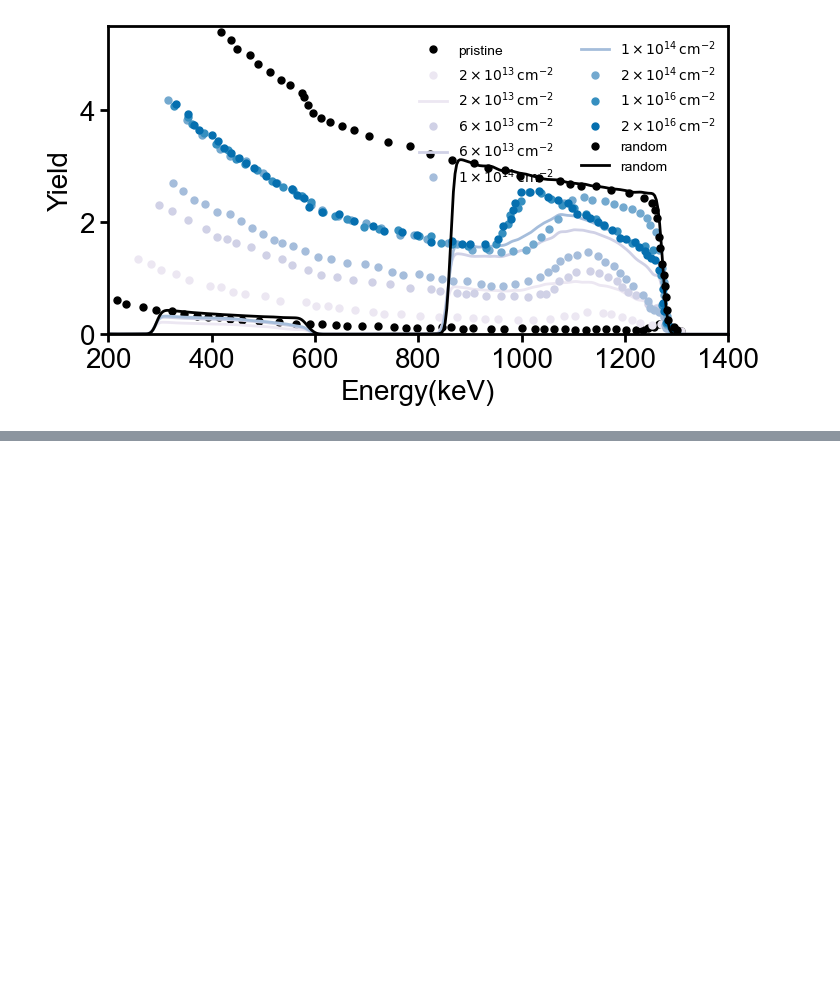
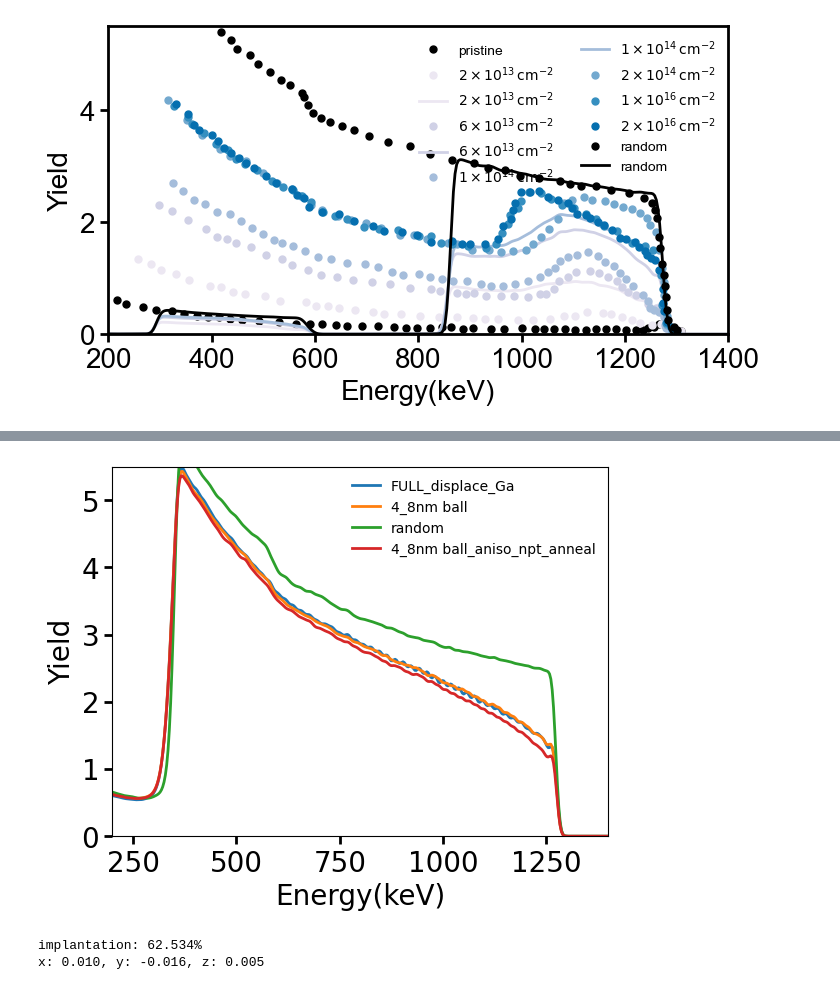
Before and after one commit to HE-RU10/ga2o3, a Jupyter notebook: RBS.ipynb, the cells around one changed output, grey strips where cells are left out. Saved outputs shown, nothing was run; the diff lists cells and outputs as text; code cells hidden in the pictures; blank space fills up the shorter version.

```diff
--- a/RBS.ipynb
+++ b/RBS.ipynb
@@ -1072,0 +1131,76 @@ File not found: random.csv
+# %%
+for i in [40]:
+    fn='/Users/ruhe/Desktop/ga2o3/rbs/FPs_cc_misorientation/rbs/{}nm/pris/rbsspectra.dat'.format(i)
+    df=pd.read_csv(fn,sep='\s+', header=None)
+    df['Yield']=df.iloc[:,1]*10**4*1.25/4.1
+    df['Energy(keV)']=df.index*3.194+31.176
+    plt.plot(df['Energy(keV)'],df['Yield'],label='FULL_displace_Ga',linewidth=2)
+    plt.xlim([200,1400])
+fn='/Users/ruhe/Desktop/ga2o3/rbs/FPs_cc_misorientation/rbs/47cells_Ga/pris/rbsspectra.dat'
+df=pd.read_csv(fn,sep='\s+', header=None)
+df['Yield']=df.iloc[:,1]*10**4*1.25/4.1
+df['Energy(keV)']=df.index*3.194+31.176
+#plt.plot(df['Energy(keV)'],df['Yield'],label='47cells_Ga',linewidth=2)
+
+fn='/Users/ruhe/Desktop/ga2o3/rbs/FPs_cc_misorientation/rbs/8nm2y/pris/rbsspectra.dat'
+df=pd.read_csv(fn,sep='\s+', header=None)
+df['Yield']=df.iloc[:,1]*10**4*1.25/4.1
+df['Energy(keV)']=df.index*3.194+31.176
+plt.plot(df['Energy(keV)'],df['Yield'],label='4_8nm ball',linewidth=2)
+fn='/Users/ruhe/Desktop/ga2o3/rbs/FPs_cc_misorientation/rbs/8nm2y/ran/rbsspectra.dat'
+df=pd.read_csv(fn,sep='\s+', header=None)
+df['Yield']=df.iloc[:,1]*10**4*1.25/4.1
+df['Energy(keV)']=df.index*3.194+31.176
+plt.plot(df['Energy(keV)'],df['Yield'],label='random',linewidth=2)
+
+fn='/Users/ruhe/Desktop/ga2o3/rbs/FPs_cc_misorientation/rbs/8nm2y/aniso_anneal_1500K_500ps/pris/out/rbsspectra.dat'
+df=pd.read_csv(fn,sep='\s+', header=None)
+df['Yield']=df.iloc[:,1]*10**4*1.25/4.1
+df['Energy(keV)']=df.index*3.194+31.176
+plt.plot(df['Energy(keV)'],df['Yield'],label='4_8nm ball_aniso_npt_anneal',linewidth=2)
+
+fn='/Users/ruhe/Desktop/ga2o3/rbs/FPs_cc_misorientation/rbs/47cellsrbs/20_3nm_300nm/pris/rbsspectra.dat'
+df=pd.read_csv(fn,sep='\s+', header=None)
+df['Yield']=df.iloc[:,1]*10**4*1.25/4.1
+df['Energy(keV)']=df.index*3.194+31.176
+#plt.plot(df['Energy(keV)'],df['Yield'],label='20_3nm_300nm',linewidth=2)
+fn='/Users/ruhe/Desktop/ga2o3/rbs/FPs_cc_misorientation/rbs/47cellsrbs/2_6nm_300nm/pris/rbsspectra.dat'
+df=pd.read_csv(fn,sep='\s+', header=None)
+df['Yield']=df.iloc[:,1]*10**4*1.25/4.1
+df['Energy(keV)']=df.index*3.194+31.176
+#plt.plot(df['Energy(keV)'],df['Yield'],label='2_6nm_300nm',linewidth=2)
+fn='/Users/ruhe/Desktop/ga2o3/rbs/FPs_cc_misorientation/rbs/47cellsrbs/2_8nm_200nm/pris/rbsspectra.dat'
+df=pd.read_csv(fn,sep='\s+', header=None)
+df['Yield']=df.iloc[:,1]*10**4*1.25/4.1
+df['Energy(keV)']=df.index*3.194+31.176
+#plt.plot(df['Energy(keV)'],df['Yield'],label='2_8nm_200nm',linewidth=2)
+fn='/Users/ruhe/Desktop/ga2o3/rbs/FPs_cc_misorientation/rbs/47cellsrbs/pristin/ran/rbsspectra.dat'
+df=pd.read_csv(fn,sep='\s+', header=None)
+df['Yield']=df.iloc[:,1]*10**4*1.25/4.1
+df['Energy(keV)']=df.index*3.194+31.176
+#plt.plot(df['Energy(keV)'],df['Yield'],label='random',linewidth=2)
+fn='/Users/ruhe/Desktop/ga2o3/rbs/FPs_cc_misorientation/rbs/47cellsrbs/pristin/pris/rbsspectra.dat'
+df=pd.read_csv(fn,sep='\s+', header=None)
+df['Yield']=df.iloc[:,1]*10**4*1.25/4.1
+df['Energy(keV)']=df.index*3.194+31.176
+#plt.plot(df['Energy(keV)'],df['Yield'],label='pris',linewidth=2)
+
+
+
+plt.legend()
+
+plt.ylim([0,5.5])
+plt.xlim([200,1400])
+plt.xlabel('Energy(keV)',fontsize=20)
+plt.ylabel('Yield',fontsize=20)
+plt.legend(fontsize=10,frameon=False,loc='upper right', ncol=1)
+plt.tick_params( width=2,length=6,labelsize=20)
+# %% [output]
+[figure, added]
+# %%
+#20_3nm_300nm
+print(f"implantation: {(4/3*np.pi*30**3)/(194.298*188.083*98.98)*20*100:.3f}%")
+print(f"x: {(196.5124943 - 194.5) / 194.5:.3f}, y: {(4604.459696 - 4652.05) / 4652.05*47/30:.3f}, z: {(189.5768798 - 188.6510917) / 188.6510917:.3f}")
+# %% [output]
+implantation: 62.534%
+x: 0.010, y: -0.016, z: 0.005
```
Also changed, not shown: parts of 6 cells of this notebook, 7 other files.
